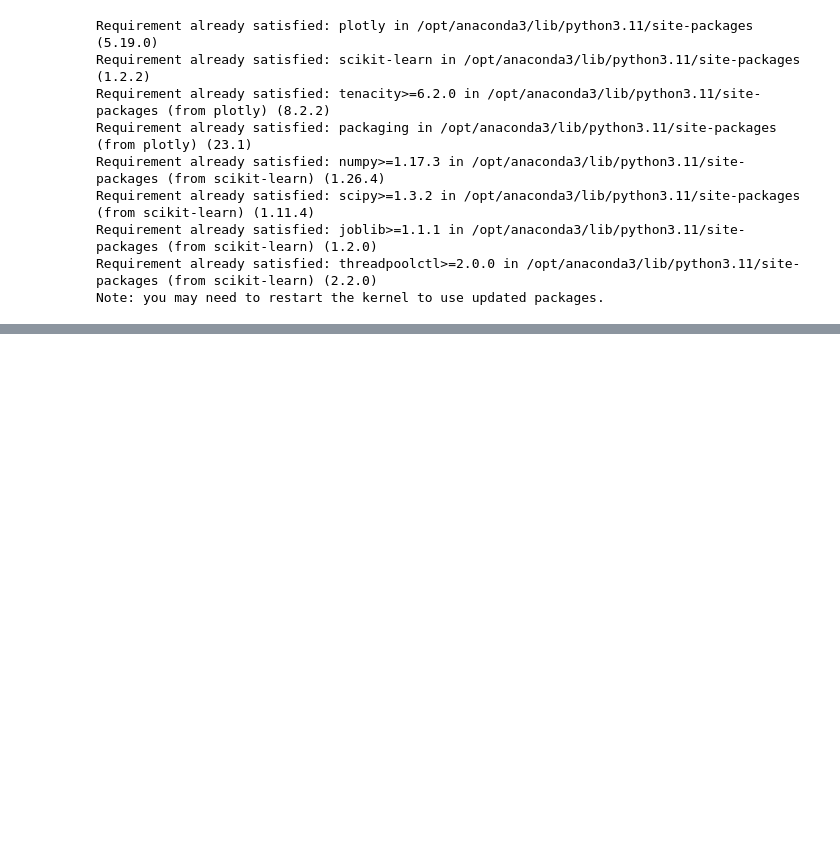
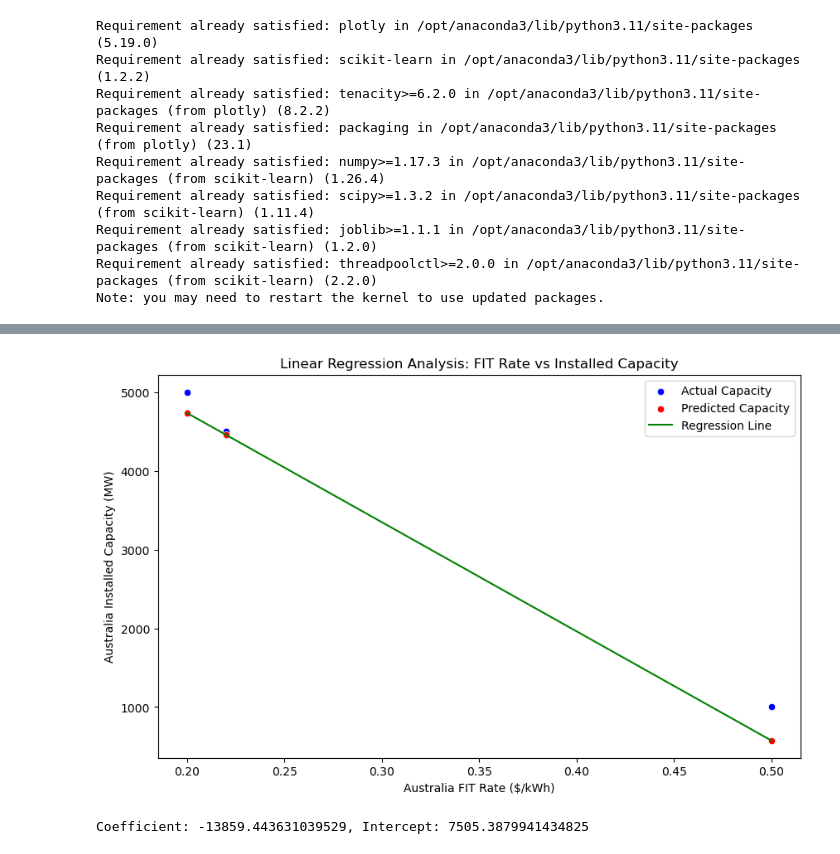
Before and after one commit to bay1900/solar-interactive-dashboard, a Jupyter notebook: analysis.ipynb, the cells around one changed output, grey strips where cells are left out. Drawn from its saved outputs; the diff is of its cells as text; code cells hidden in the pictures; blank space fills up the shorter version.

```diff
--- a/analysis.ipynb
+++ b/analysis.ipynb
@@ -116,0 +225,47 @@ Linear Regression Equation: Y = 1.3819980507891794 * X + -2771.6199364339514
+# %%
+import pandas as pd
+from sklearn.model_selection import train_test_split
+from sklearn.linear_model import LinearRegression
+import matplotlib.pyplot as plt
+import seaborn as sns
+
+# Sample Data
+data = {
+    'Year': [2012, 2013, 2014, 2015, 2016, 2017, 2018, 2019, 2020, 2021, 2022, 2023],
+    'Australia_FIT': [0.50, 0.48, 0.45, 0.40, 0.38, 0.35, 0.30, 0.28, 0.25, 0.22, 0.20, 0.18],
+    'Australia_Capacity': [1000, 1200, 1500, 1800, 2000, 2500, 3000, 3500, 4000, 4500, 5000, 5500]
+}
+
+# Create DataFrame
+df = pd.DataFrame(data)
+
+# Prepare the data for linear regression
+X = df[['Australia_FIT']]  # Independent variable
+y = df['Australia_Capacity']  # Dependent variable
+
+# Split the data into training and testing sets
+X_train, X_test, y_train, y_test = train_test_split(X, y, test_size=0.2, random_state=42)
+
+# Create and fit the linear regression model
+model = LinearRegression()
+model.fit(X_train, y_train)
+
+# Predictions
+y_pred = model.predict(X_test)
+
+# Plotting the results
+plt.figure(figsize=(10, 6))
+sns.scatterplot(x=X_test['Australia_FIT'], y=y_test, color='blue', label='Actual Capacity')
+sns.scatterplot(x=X_test['Australia_FIT'], y=y_pred, color='red', label='Predicted Capacity')
+plt.plot(X_test, y_pred, color='green', label='Regression Line')
+plt.xlabel('Australia FIT Rate ($/kWh)')
+plt.ylabel('Australia Installed Capacity (MW)')
+plt.title('Linear Regression Analysis: FIT Rate vs Installed Capacity')
+plt.legend()
+plt.show()
+
+# Coefficients
+print(f'Coefficient: {model.coef_[0]}, Intercept: {model.intercept_}')
+# %% [output]
+[figure, added]
+Coefficient: -13859.443631039529, Intercept: 7505.3879941434825
```
Also changed, not shown: parts of 5 cells of this notebook, 5 other files.
